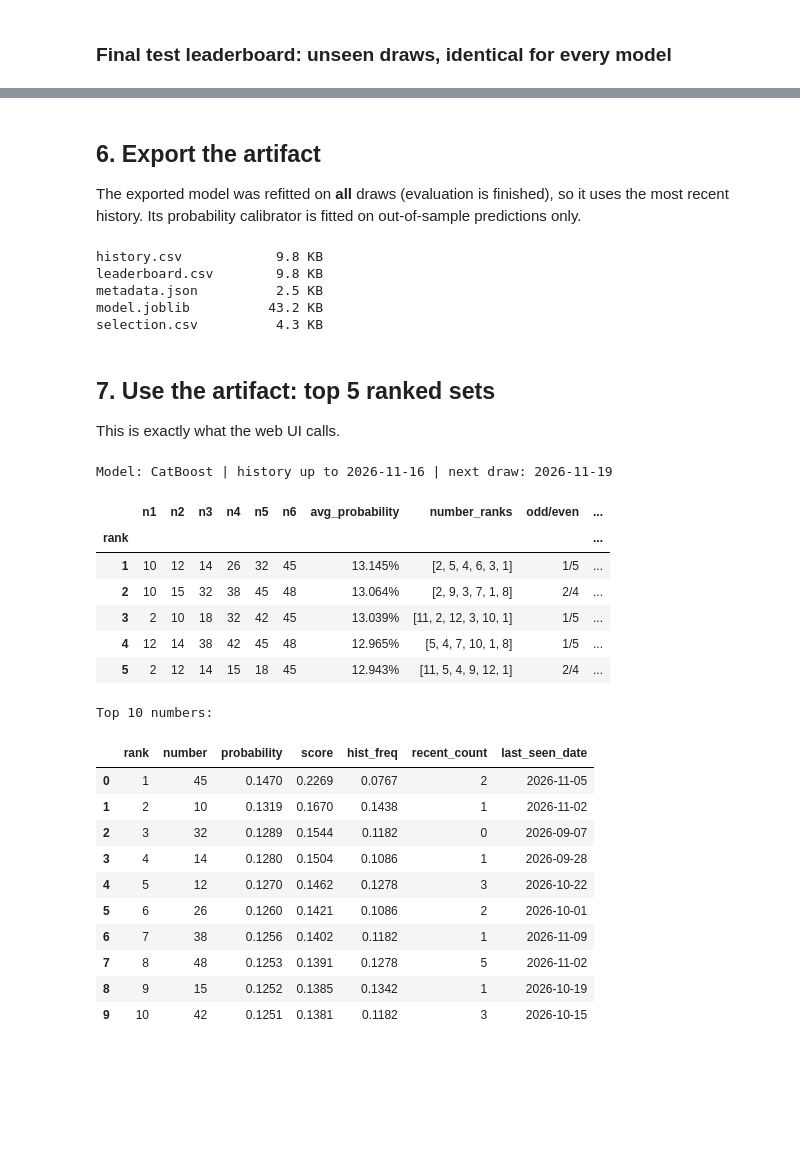
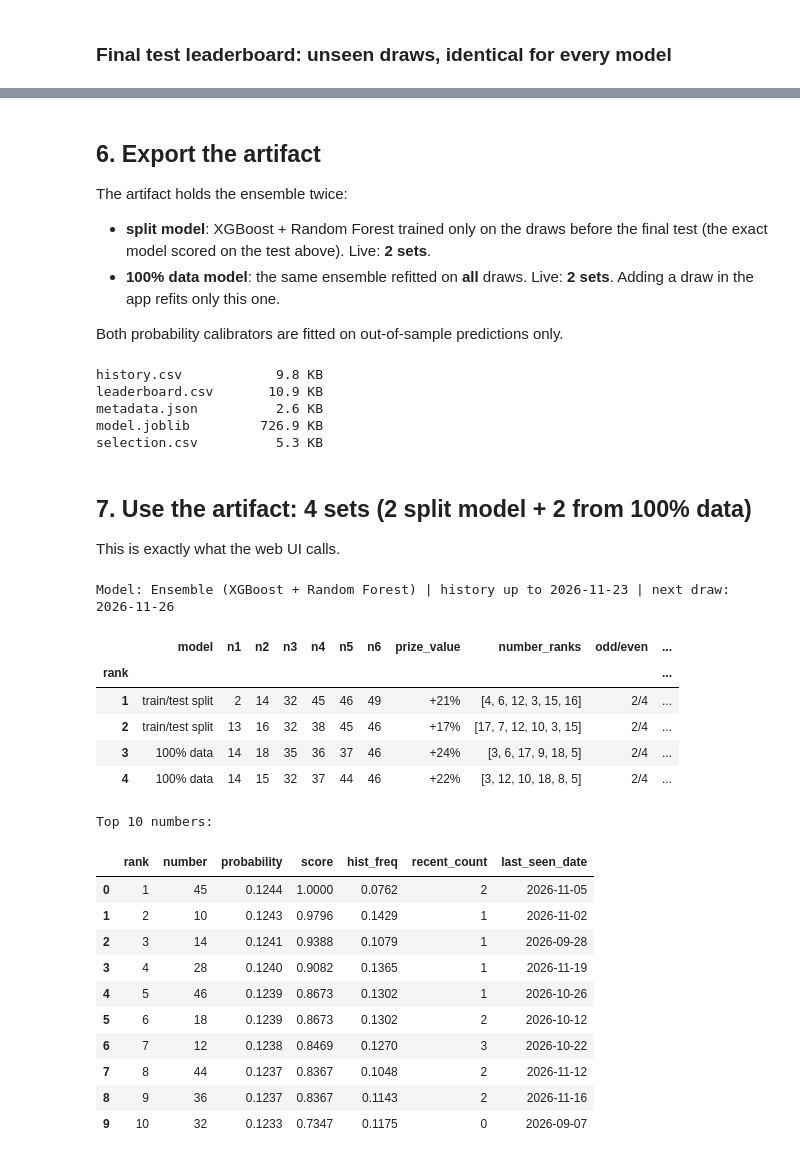
Before and after one commit to prabhu121995/DrawSense, a Jupyter notebook: notebook.ipynb, the cells around one changed output, grey strips where cells are left out. Saved outputs shown, nothing was run; the diff lists cells and outputs as text; code cells hidden in the pictures; blank space fills up the shorter version.

```diff
--- a/notebook.ipynb
+++ b/notebook.ipynb
@@ -221,5 +223,7 @@ calibrated probabilities on every draw, so it is far less noisy than counting hi
 # %%
-best, selection = select_best(res)
-print("Best algorithm:", LABELS[best])
+auto_best, selection = select_best(res)
+best = cfg["live"]["model"]
+print("Live model:", LABELS[best], "->", " + ".join(LABELS[m] for m in res.outputs[best].params.get("members", [best])))
+print("Automatic rule would pick:", LABELS[auto_best], "(reference only)")
 selection[["label", "log_loss", "brier", "hits@10", "ndcg@10"]].head(5)
 # %% [output]
@@ -263,54 +268,61 @@ plt.tight_layout(); plt.show()
 # %% [markdown]
 ## 6. Export the artifact
 
-The exported model was refitted on **all** draws (evaluation is finished), so it uses the most recent history.
-Its probability calibrator is fitted on out-of-sample predictions only.
+The artifact holds the ensemble twice:
+* **split model**: XGBoost + Random Forest trained only on the draws before the final test (the exact model
+  scored on the test above). Live: **2 sets**.
+* **100% data model**: the same ensemble refitted on **all** draws. Live: **2 sets**. Adding a draw in the
+  app refits only this one.
+
+Both probability calibrators are fitted on out-of-sample predictions only.
 # %%
 out = save_artifact(res, best, draws, ARTIFACT_DIR, selection_table=selection)
 for f in sorted(out.iterdir()):
     print(f"{f.name:<18}{f.stat().st_size / 1024:8.1f} KB")
 # %% [output]
 history.csv            9.8 KB
-leaderboard.csv        9.8 KB
-metadata.json          2.5 KB
-model.joblib          43.2 KB
-selection.csv          4.3 KB
+leaderboard.csv       10.9 KB
+metadata.json          2.6 KB
+model.joblib         726.9 KB
+selection.csv          5.3 KB
 # %% [markdown]
-## 7. Use the artifact: top 5 ranked sets
+## 7. Use the artifact: 4 sets (2 split model + 2 from 100% data)
 
 This is exactly what the web UI calls.
 # %%
 bundle = load_artifact(ARTIFACT_DIR)
-pred = predict_next(bundle, n_sets=5)
+pred = predict_next(bundle)   # 2 validated-model sets + 2 full-history sets (configs/default.yaml -> live)
+from toto_ml.nextmove import save_next_move
+save_next_move(pred)          # artifacts/next_move.csv: the app shows this instantly
 print(f"Model: {pred['model']} | history up to {pred['based_on']['last_draw_date']} | next draw: {pred['next_draw_date']}\n")
-pd.DataFrame([{"rank": s["rank"], **{f"n{i + 1}": n for i, n in enumerate(s["numbers"])},
-               "avg_probability": f"{s['mean_probability']:.3%}", "number_ranks": s["number_ranks"],
+pd.DataFrame([{"rank": s["rank"], "model": {"split": "train/test split", "full": "100% data"}[s["source"]],
+               **{f"n{i + 1}": n for i, n in enumerate(s["numbers"])},
+               "prize_value": f"+{s['value_pct']:.0f}%", "number_ranks": s["number_ranks"],
                "odd/even": f"{s['odd']}/{s['even']}", "sum": s["sum"]} for s in pred["sets"]]).set_index("rank")
 # %% [output]
-Model: CatBoost | history up to 2026-11-16 | next draw: 2026-11-19
+Model: Ensemble (XGBoost + Random Forest) | history up to 2026-11-23 | next draw: 2026-11-26
-|  | n1 | n2 | n3 | n4 | n5 | n6 | avg_probability | number_ranks | odd/even | ... |
-| rank |  |  |  |  |  |  |  |  |  | ... |
-| 1 | 10 | 12 | 14 | 26 | 32 | 45 | 13.145% | [2, 5, 4, 6, 3, 1] | 1/5 | ... |
-| 2 | 10 | 15 | 32 | 38 | 45 | 48 | 13.064% | [2, 9, 3, 7, 1, 8] | 2/4 | ... |
-| 3 | 2 | 10 | 18 | 32 | 42 | 45 | 13.039% | [11, 2, 12, 3, 10, 1] | 1/5 | ... |
-| 4 | 12 | 14 | 38 | 42 | 45 | 48 | 12.965% | [5, 4, 7, 10, 1, 8] | 1/5 | ... |
-| 5 | 2 | 12 | 14 | 15 | 18 | 45 | 12.943% | [11, 5, 4, 9, 12, 1] | 2/4 | ... |
+|  | model | n1 | n2 | n3 | n4 | n5 | n6 | prize_value | number_ranks | odd/even | ... |
+| rank |  |  |  |  |  |  |  |  |  |  | ... |
+| 1 | train/test split | 2 | 14 | 32 | 45 | 46 | 49 | +21% | [4, 6, 12, 3, 15, 16] | 2/4 | ... |
+| 2 | train/test split | 13 | 16 | 32 | 38 | 45 | 46 | +17% | [17, 7, 12, 10, 3, 15] | 2/4 | ... |
+| 3 | 100% data | 14 | 18 | 35 | 36 | 37 | 46 | +24% | [3, 6, 17, 9, 18, 5] | 2/4 | ... |
+| 4 | 100% data | 14 | 15 | 32 | 37 | 44 | 46 | +22% | [3, 12, 10, 18, 8, 5] | 2/4 | ... |
 # %%
 print("Top 10 numbers:")
 pd.DataFrame(pred["numbers"][:10])[["rank", "number", "probability", "score", "hist_freq", "recent_count", "last_seen_date"]]
 # %% [output]
 Top 10 numbers:
 |  | rank | number | probability | score | hist_freq | recent_count | last_seen_date |
-| 0 | 1 | 45 | 0.1470 | 0.2269 | 0.0767 | 2 | 2026-11-05 |
-| 1 | 2 | 10 | 0.1319 | 0.1670 | 0.1438 | 1 | 2026-11-02 |
-| 2 | 3 | 32 | 0.1289 | 0.1544 | 0.1182 | 0 | 2026-09-07 |
-| 3 | 4 | 14 | 0.1280 | 0.1504 | 0.1086 | 1 | 2026-09-28 |
-| 4 | 5 | 12 | 0.1270 | 0.1462 | 0.1278 | 3 | 2026-10-22 |
-| 5 | 6 | 26 | 0.1260 | 0.1421 | 0.1086 | 2 | 2026-10-01 |
-| 6 | 7 | 38 | 0.1256 | 0.1402 | 0.1182 | 1 | 2026-11-09 |
-| 7 | 8 | 48 | 0.1253 | 0.1391 | 0.1278 | 5 | 2026-11-02 |
-| 8 | 9 | 15 | 0.1252 | 0.1385 | 0.1342 | 1 | 2026-10-19 |
-| 9 | 10 | 42 | 0.1251 | 0.1381 | 0.1182 | 3 | 2026-10-15 |
+| 0 | 1 | 45 | 0.1244 | 1.0000 | 0.0762 | 2 | 2026-11-05 |
+| 1 | 2 | 10 | 0.1243 | 0.9796 | 0.1429 | 1 | 2026-11-02 |
+| 2 | 3 | 14 | 0.1241 | 0.9388 | 0.1079 | 1 | 2026-09-28 |
+| 3 | 4 | 28 | 0.1240 | 0.9082 | 0.1365 | 1 | 2026-11-19 |
+| 4 | 5 | 46 | 0.1239 | 0.8673 | 0.1302 | 1 | 2026-10-26 |
+| 5 | 6 | 18 | 0.1239 | 0.8673 | 0.1302 | 2 | 2026-10-12 |
+| 6 | 7 | 12 | 0.1238 | 0.8469 | 0.1270 | 3 | 2026-10-22 |
+| 7 | 8 | 44 | 0.1237 | 0.8367 | 0.1048 | 2 | 2026-11-12 |
+| 8 | 9 | 36 | 0.1237 | 0.8367 | 0.1143 | 2 | 2026-11-16 |
+| 9 | 10 | 32 | 0.1233 | 0.7347 | 0.1175 | 0 | 2026-09-07 |
 # %% [markdown]
 **How to read this:** the sets are ranked by the model's estimates, but the final test above shows whether
 those estimates beat random selection on unseen draws. Unless the verdict says a model is significantly better,
```
Also changed, not shown: parts of 13 cells of this notebook, 17 other files.
